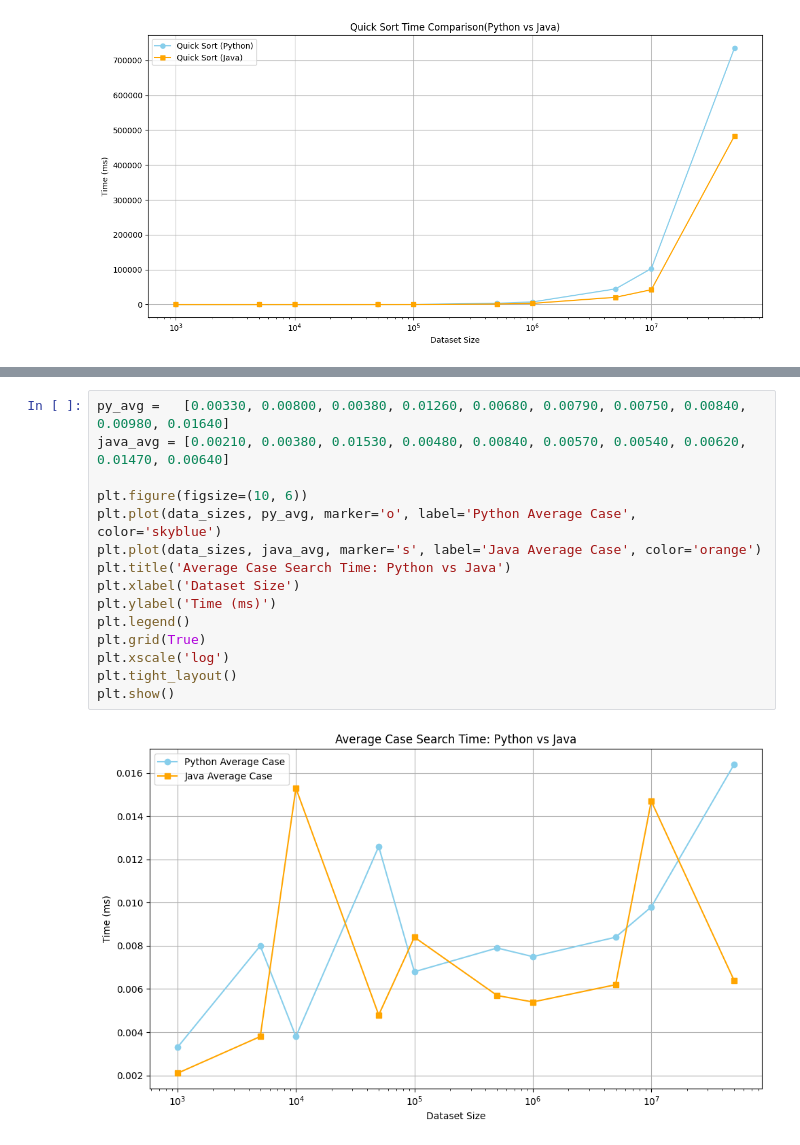
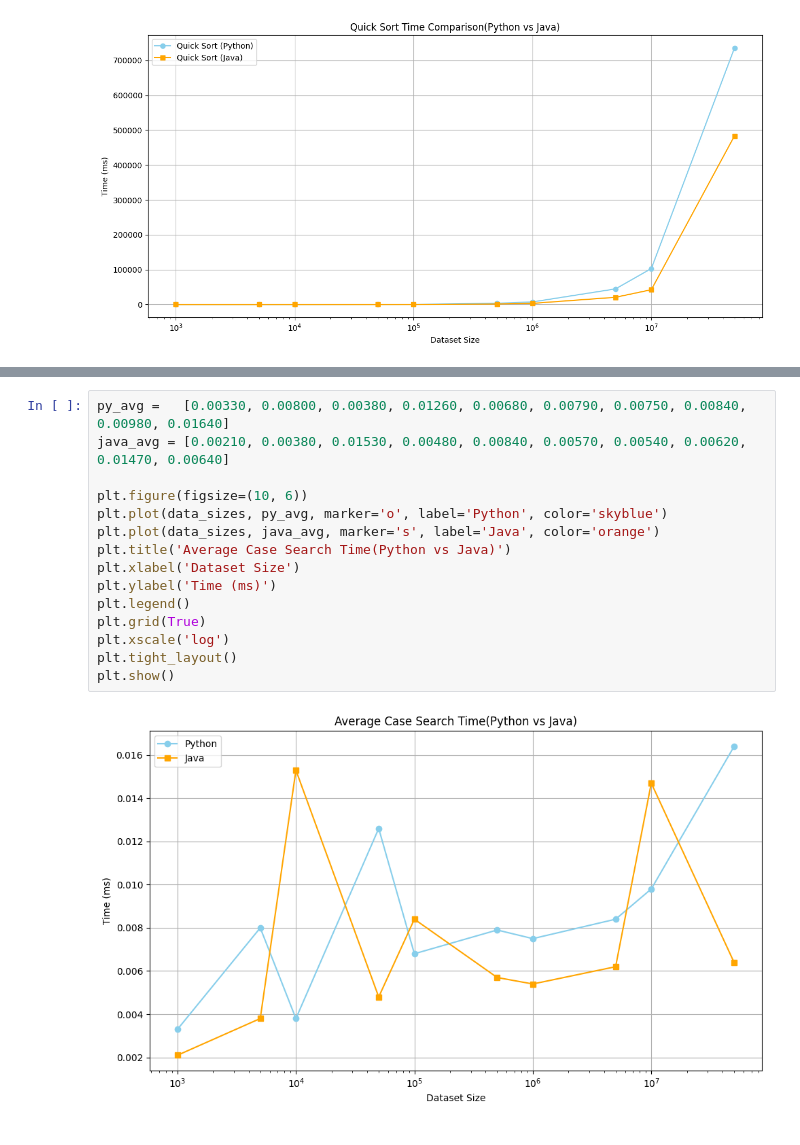
Before and after one commit to JOONLI026/Algorithm_assignment, a Jupyter notebook: visual.ipynb, the cells around one changed output, grey strips where cells are left out. Cells and saved outputs as stored; diff of their text form.

Commit message:
fix(visual)

```diff
--- a/visual.ipynb
+++ b/visual.ipynb
@@ -152,20 +152,20 @@ plt.show()
 # %%
 py_avg =   [0.00330, 0.00800, 0.00380, 0.01260, 0.00680, 0.00790, 0.00750, 0.00840, 0.00980, 0.01640]
 java_avg = [0.00210, 0.00380, 0.01530, 0.00480, 0.00840, 0.00570, 0.00540, 0.00620, 0.01470, 0.00640]
 
 plt.figure(figsize=(10, 6))
-plt.plot(data_sizes, py_avg, marker='o', label='Python Average Case', color='skyblue')
-plt.plot(data_sizes, java_avg, marker='s', label='Java Average Case', color='orange')
-plt.title('Average Case Search Time: Python vs Java')
+plt.plot(data_sizes, py_avg, marker='o', label='Python', color='skyblue')
+plt.plot(data_sizes, java_avg, marker='s', label='Java', color='orange')
+plt.title('Average Case Search Time(Python vs Java)')
 plt.xlabel('Dataset Size')
 plt.ylabel('Time (ms)')
 plt.legend()
 plt.grid(True)
 plt.xscale('log')
 plt.tight_layout()
 plt.show()
 # %% [output]
-[figure, old version]
+[figure, new version]
 # %%
 py_worst =   [0.00210, 0.00280, 0.00370, 0.00550, 0.01280, 0.00650, 0.00710, 0.00730, 0.00860, 0.01590]
 java_worst = [0.00140, 0.00230, 0.00490, 0.00450, 0.00280, 0.00490, 0.00450, 0.00520, 0.00590, 0.00940]
```
Also changed, not shown: parts of 2 cells of this notebook, 10 other files.
